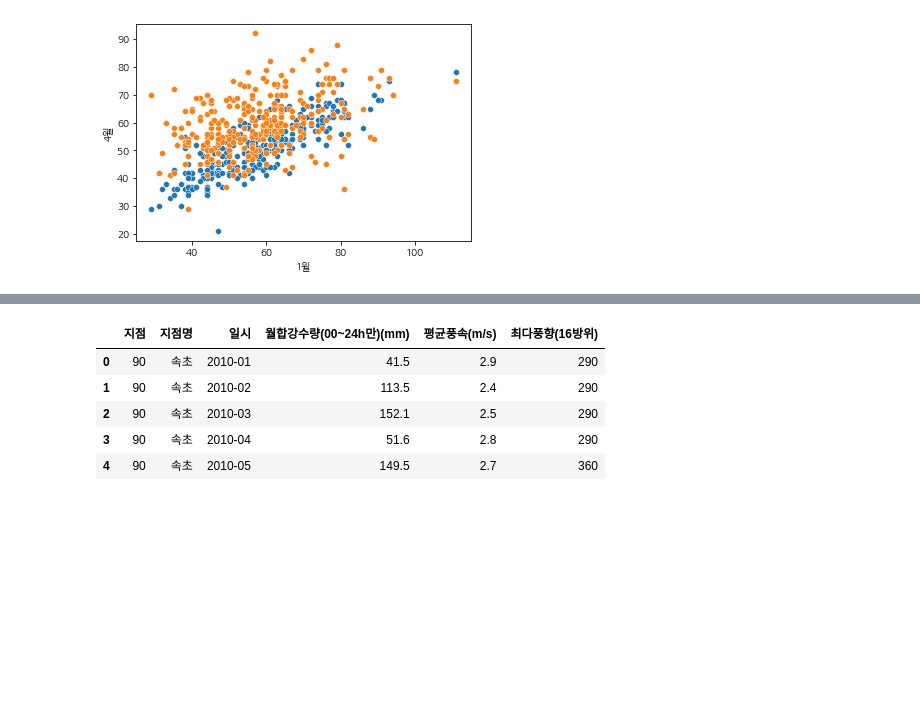
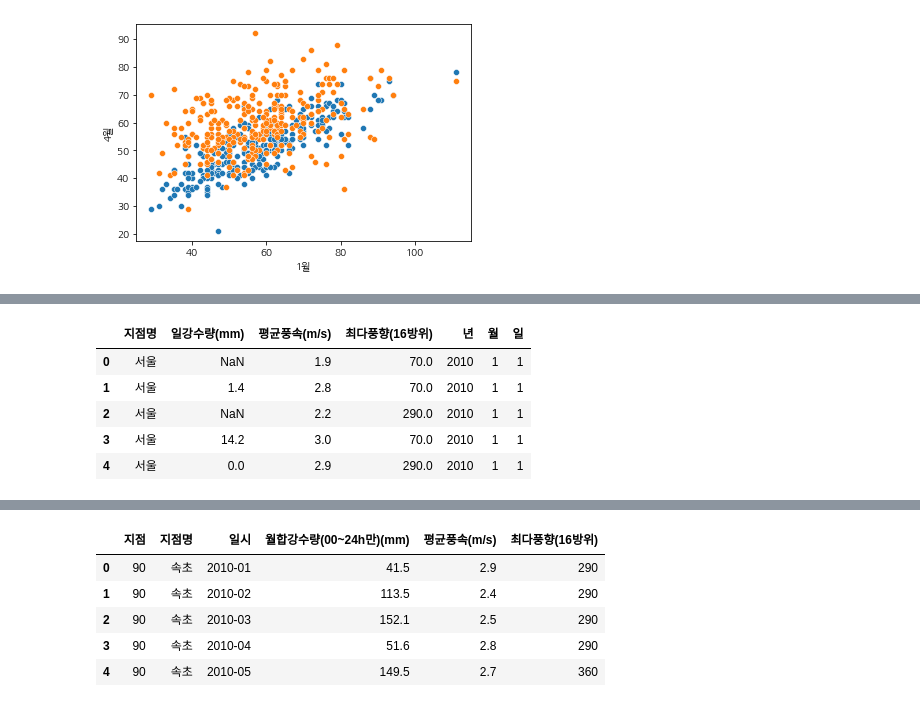
Before and after one commit to KimYeonWook511/PM10_Analysis, a Jupyter notebook: Code/PM10_Analysis.ipynb, the cells around one changed output, grey strips where cells are left out. Saved outputs shown, nothing was run; the diff lists cells and outputs as text; code cells hidden in the pictures; blank space fills up the shorter version.

```diff
--- a/Code/PM10_Analysis.ipynb
+++ b/Code/PM10_Analysis.ipynb
@@ -449,0 +587,12 @@ df
+# %%
+# 날씨 csv 파일 불러오기
+weather_df = pd.read_csv('/content/drive/MyDrive/PM10_Analysis_Project/Dataset/weather.csv', index_col = 0)
+# %%
+weather_df.head()
+# %% [output]
+|  | 지점명 | 일강수량(mm) | 평균풍속(m/s) | 최다풍향(16방위) | 년 | 월 | 일 |
+| 0 | 서울 | NaN | 1.9 | 70.0 | 2010 | 1 | 1 |
+| 1 | 서울 | 1.4 | 2.8 | 70.0 | 2010 | 1 | 1 |
+| 2 | 서울 | NaN | 2.2 | 290.0 | 2010 | 1 | 1 |
+| 3 | 서울 | 14.2 | 3.0 | 70.0 | 2010 | 1 | 1 |
+| 4 | 서울 | 0.0 | 2.9 | 290.0 | 2010 | 1 | 1 |
```
Also changed, not shown: parts of 23 cells of this notebook.
